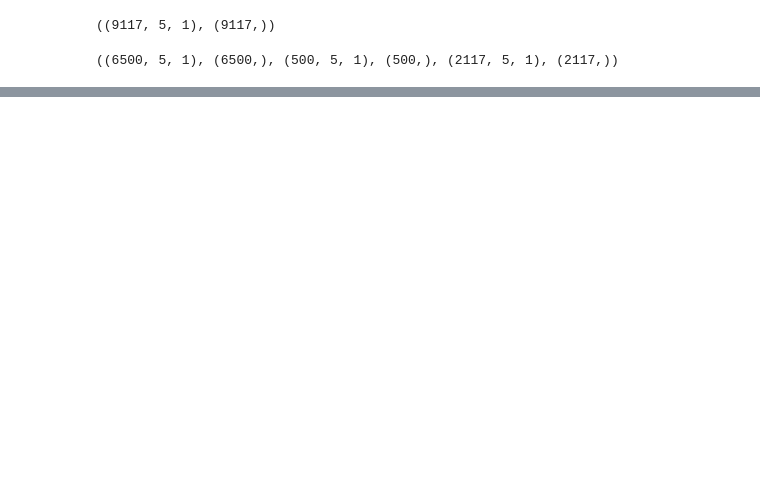
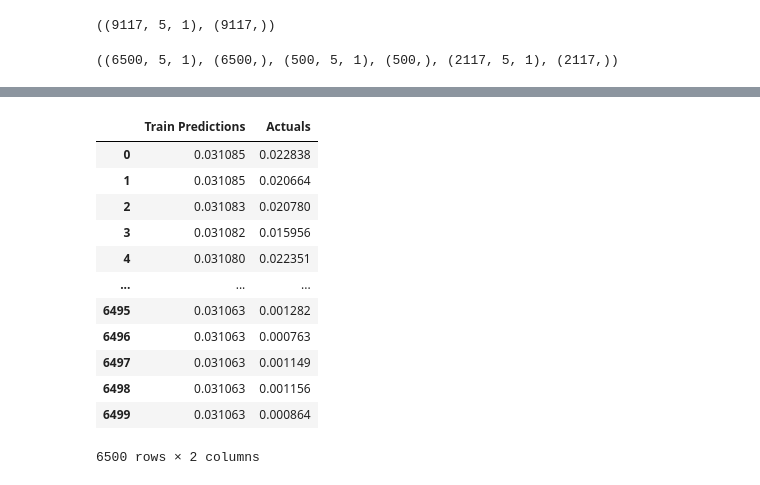
Before and after one commit to EgorMozharov/NFT, a Jupyter notebook: Predict.ipynb, the cells around one changed output, grey strips where cells are left out. Cells and saved outputs as stored; diff of their text form; code cells hidden in the pictures; blank space fills up the shorter version.

```diff
--- a/Predict.ipynb
+++ b/Predict.ipynb
@@ -335,0 +336,18 @@ Epoch 00008: early stopping
+# %%
+train_predictions = model.predict(X_train).flatten()
+train_results = pd.DataFrame(data={'Train Predictions':train_predictions, 'Actuals':y_train})
+train_results
+# %% [output]
+|  | Train Predictions | Actuals |
+| 0 | 0.031085 | 0.022838 |
+| 1 | 0.031085 | 0.020664 |
+| 2 | 0.031083 | 0.020780 |
+| 3 | 0.031082 | 0.015956 |
+| 4 | 0.031080 | 0.022351 |
+| ... | ... | ... |
+| 6495 | 0.031063 | 0.001282 |
+| 6496 | 0.031063 | 0.000763 |
+| 6497 | 0.031063 | 0.001149 |
+| 6498 | 0.031063 | 0.001156 |
+| 6499 | 0.031063 | 0.000864 |
+6500 rows × 2 columns
```
Also changed, not shown: parts of 9 cells of this notebook.
